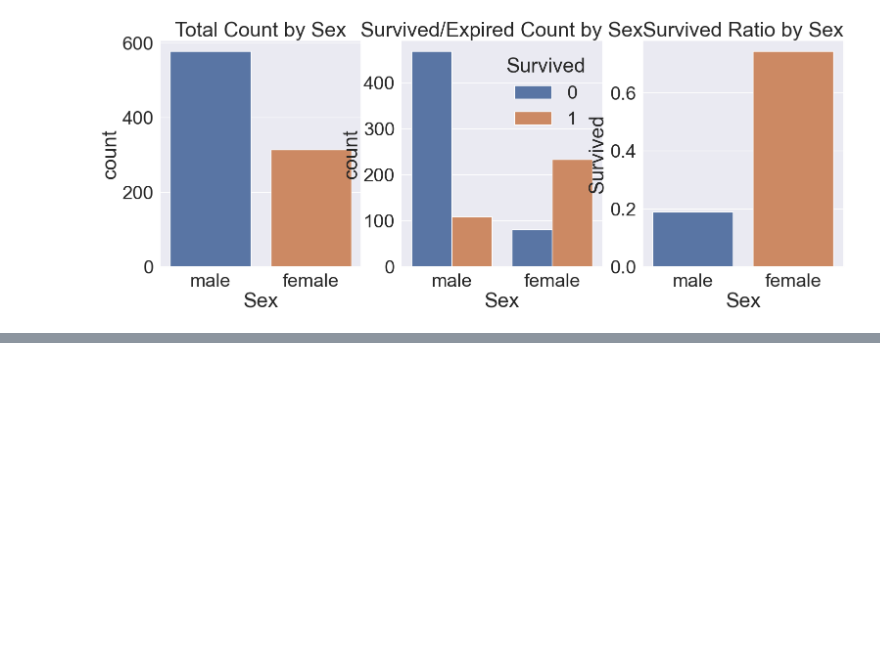
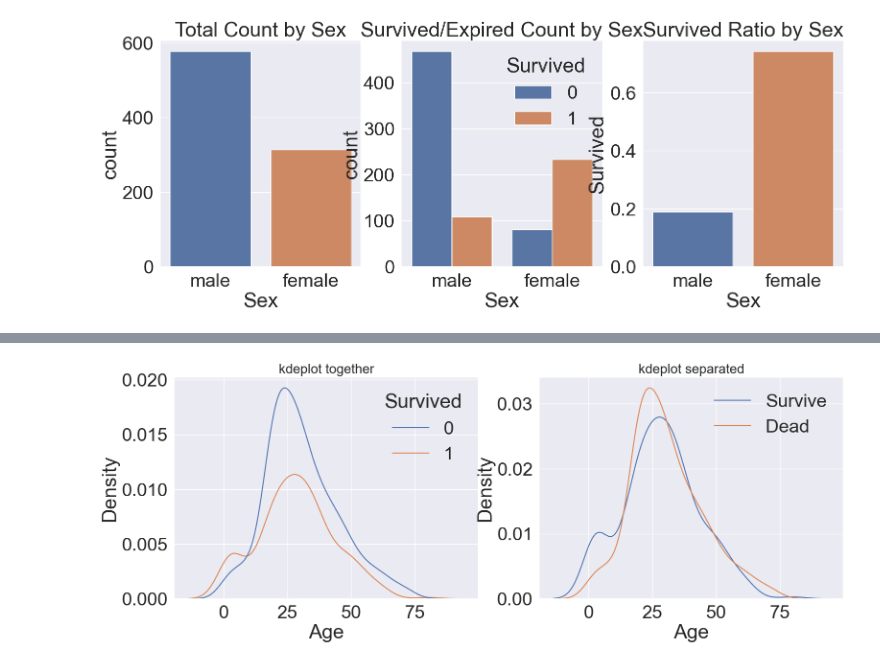
Before and after one commit to JW-Namsta/Kaggle_Study, a Jupyter notebook: Titanic/TItanic_copy_3.ipynb, the cells around one changed output, grey strips where cells are left out. Saved outputs shown, nothing was run; the diff lists cells and outputs as text; code cells hidden in the pictures; blank space fills up the shorter version.

```diff
--- a/Titanic/TItanic_copy_3.ipynb
+++ b/Titanic/TItanic_copy_3.ipynb
@@ -186,0 +205,15 @@ ValueError: Unrecognized character e in format string
+# %%
+f,ax = plt.subplots(1,2,figsize=(18,6))
+
+sns.kdeplot(data=df_train, x='Age', hue='Survived', ax=ax[0])
+sns.kdeplot(data=df_train[df_train['Survived']==1], x='Age', ax=ax[1], label='Survive')
+sns.kdeplot(data=df_train[df_train['Survived']==0], x='Age', ax=ax[1], label='Dead')
+
+ax[0].set_title('kdeplot together', fontsize=20)
+ax[1].set_title('kdeplot separated', fontsize=20)
+
+ax[1].legend()
+
+plt.show()
+# %% [output]
+[figure, added]
```
Also changed, not shown: parts of 2 cells of this notebook.
